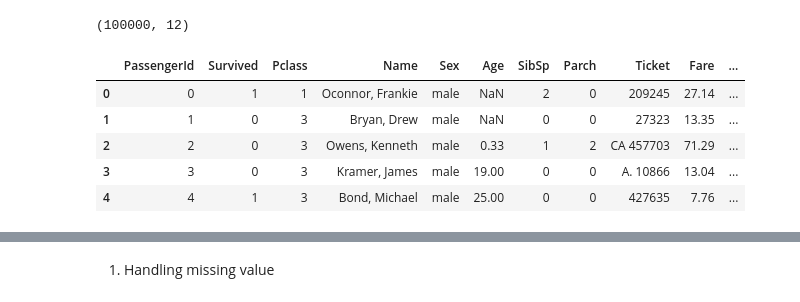
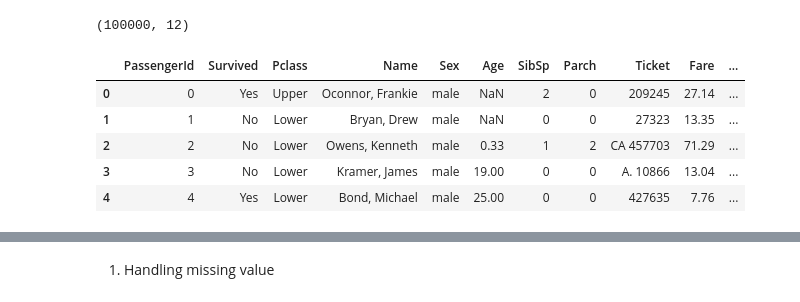
Before and after one commit to devbrest/2_data_exploration, a Jupyter notebook: eda.ipynb, the cells around one changed output, grey strips where cells are left out. Saved outputs shown, nothing was run; the diff lists cells and outputs as text; code cells hidden in the pictures.

```diff
--- a/eda.ipynb
+++ b/eda.ipynb
@@ -69,24 +69,24 @@ data_Train.shape
 # %% [output]
 (100000, 12)
 # %%
-'''#variables Survived,Pclass is discrete variable, replace with key values
+#variables Survived,Pclass is discrete variable, replace with key values
 data_Train['Survived'] = data_Train['Survived'].replace(to_replace=0, value='No')
 data_Train['Survived'] = data_Train['Survived'].replace(to_replace=1, value='Yes')
 data_Train['Survived'] = data_Train['Survived'].astype(object)
 
 data_Train['Pclass'] = data_Train['Pclass'].replace(to_replace=1, value='Upper')
 data_Train['Pclass'] = data_Train['Pclass'].replace(to_replace=2, value='Middle')
 data_Train['Pclass'] = data_Train['Pclass'].replace(to_replace=3, value='Lower')
-data_Train['Pclass'] = data_Train['Pclass'].astype(object)'''
+data_Train['Pclass'] = data_Train['Pclass'].astype(object)
 
 data_Train.head()
 # %% [output]
 |  | PassengerId | Survived | Pclass | Name | Sex | Age | SibSp | Parch | Ticket | Fare | ... |
-| 0 | 0 | 1 | 1 | Oconnor, Frankie | male | NaN | 2 | 0 | 209245 | 27.14 | ... |
-| 1 | 1 | 0 | 3 | Bryan, Drew | male | NaN | 0 | 0 | 27323 | 13.35 | ... |
-| 2 | 2 | 0 | 3 | Owens, Kenneth | male | 0.33 | 1 | 2 | CA 457703 | 71.29 | ... |
-| 3 | 3 | 0 | 3 | Kramer, James | male | 19.00 | 0 | 0 | A. 10866 | 13.04 | ... |
-| 4 | 4 | 1 | 3 | Bond, Michael | male | 25.00 | 0 | 0 | 427635 | 7.76 | ... |
+| 0 | 0 | Yes | Upper | Oconnor, Frankie | male | NaN | 2 | 0 | 209245 | 27.14 | ... |
+| 1 | 1 | No | Lower | Bryan, Drew | male | NaN | 0 | 0 | 27323 | 13.35 | ... |
+| 2 | 2 | No | Lower | Owens, Kenneth | male | 0.33 | 1 | 2 | CA 457703 | 71.29 | ... |
+| 3 | 3 | No | Lower | Kramer, James | male | 19.00 | 0 | 0 | A. 10866 | 13.04 | ... |
+| 4 | 4 | Yes | Lower | Bond, Michael | male | 25.00 | 0 | 0 | 427635 | 7.76 | ... |
 # %%
 
 data_Train.describe()
```
Also changed, not shown: parts of 5 cells of this notebook.
